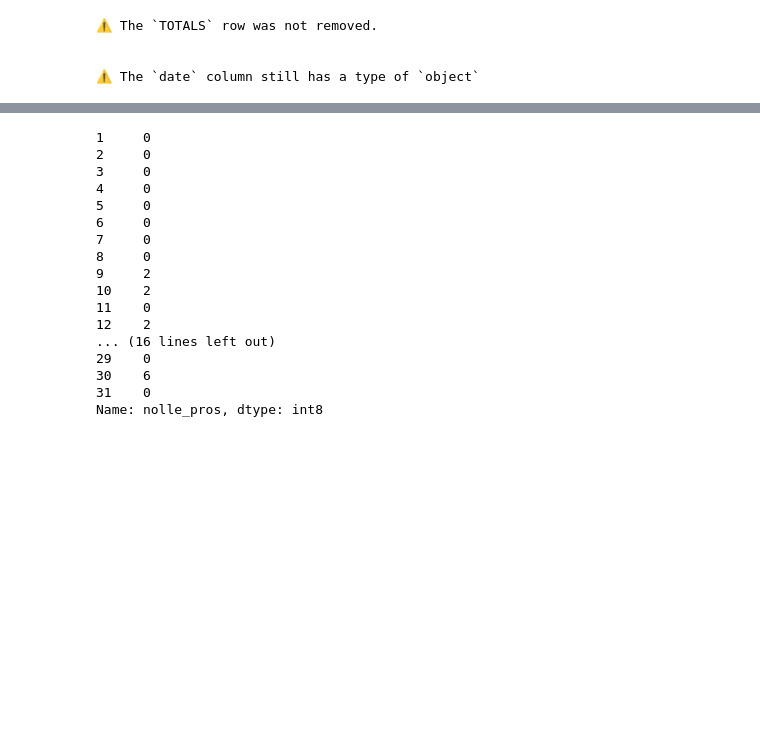
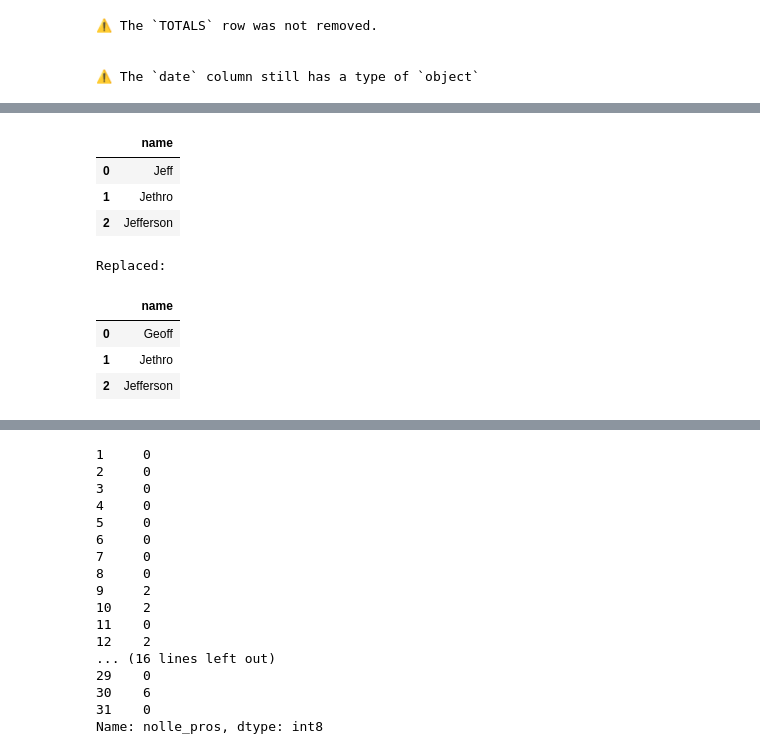
Before and after one commit to ghing/nicar2018-python-3, a Jupyter notebook: Cleaning, Reshaping and Plotting Data with Python.ipynb, the cells around one changed output, grey strips where cells are left out. Cells and saved outputs as stored; diff of their text form; code cells hidden in the pictures; blank space fills up the shorter version.

```diff
--- a/Cleaning, Reshaping and Plotting Data with Python.ipynb
+++ b/Cleaning, Reshaping and Plotting Data with Python.ipynb
@@ -745,0 +812,19 @@ Pandas also provides utility methods to do other type conversions.
+# %%
+# Set up a simple DataFrame just for illustration purposes.
+d = {'name': ['Jeff', 'Jethro', 'Jefferson']}
+names_df = pd.DataFrame(d)
+display(names_df)
+
+# Now let's use `replace()` to change a value
+print("\nReplaced: ")
+display(names_df.replace('Jeff', 'Geoff'))
+# %% [output]
+|  | name |
+| 0 | Jeff |
+| 1 | Jethro |
+| 2 | Jefferson |
+Replaced:
+|  | name |
+| 0 | Geoff |
+| 1 | Jethro |
+| 2 | Jefferson |
```
Also changed, not shown: parts of 15 cells of this notebook.
